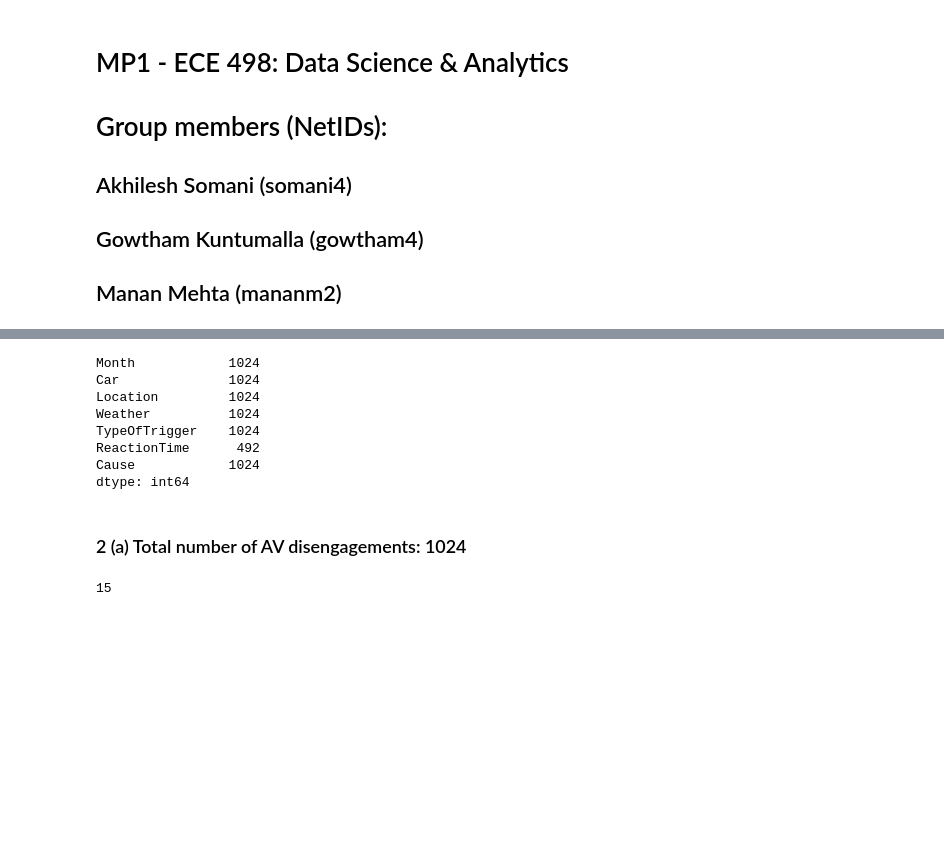
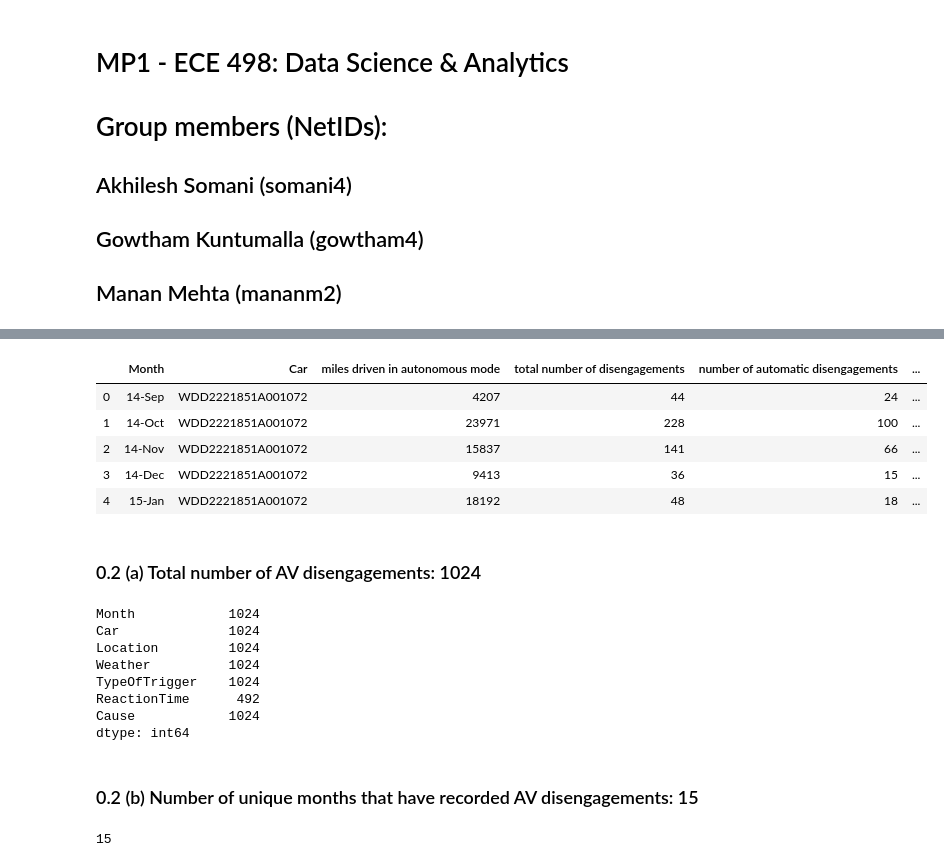
Before and after one commit to gowthamkuntumalla/Safety_in_autonomous_vehicles_MP, a Jupyter notebook: MP1_GK.ipynb, the cells around one changed output, grey strips where cells are left out. Drawn from its saved outputs; the diff is of its cells as text; code cells hidden in the pictures; blank space fills up the shorter version.

```diff
--- a/MP1_GK.ipynb
+++ b/MP1_GK.ipynb
@@ -47,3 +37,14 @@ print(summary_month_df)
+# %%
+summary_month_df.head()
+# %% [output]
+|  | Month | Car | miles driven in autonomous mode | total number of disengagements | number of automatic disengagements | ... |
+| 0 | 14-Sep | WDD2221851A001072 | 4207 | 44 | 24 | ... |
+| 1 | 14-Oct | WDD2221851A001072 | 23971 | 228 | 100 | ... |
+| 2 | 14-Nov | WDD2221851A001072 | 15837 | 141 | 66 | ... |
+| 3 | 14-Dec | WDD2221851A001072 | 9413 | 36 | 15 | ... |
+| 4 | 15-Jan | WDD2221851A001072 | 18192 | 48 | 18 | ... |
+# %% [markdown]
+### 0.2 (a) Total number of AV disengagements: 1024
 # %%
 dseng_df.count()
 # %% [output]
@@ -55,8 +56,8 @@ TypeOfTrigger    1024
 ReactionTime      492
 Cause            1024
 dtype: int64
-# %% [markdown]
-### 2 (a) Total number of AV disengagements: 1024
+# %% [markdown]
+### 0.2 (b) Number of unique months that have recorded AV disengagements: 15
 # %%
 dseng_df['Month_actual'] = dseng_df['Month'].apply(lambda x:x.split("-")[1])
 # %%
```
Also changed, not shown: parts of 26 cells of this notebook, 2 other files.
